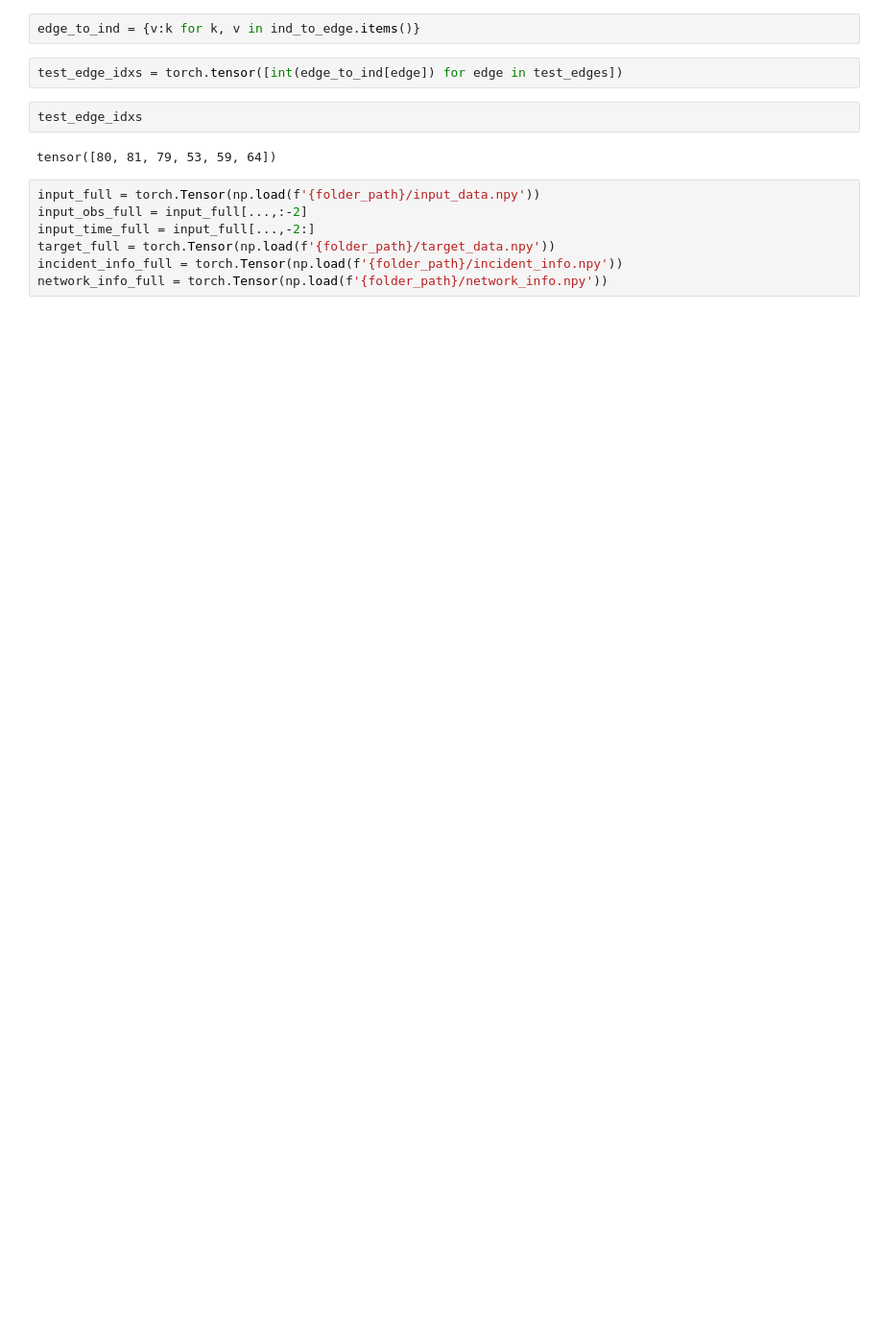
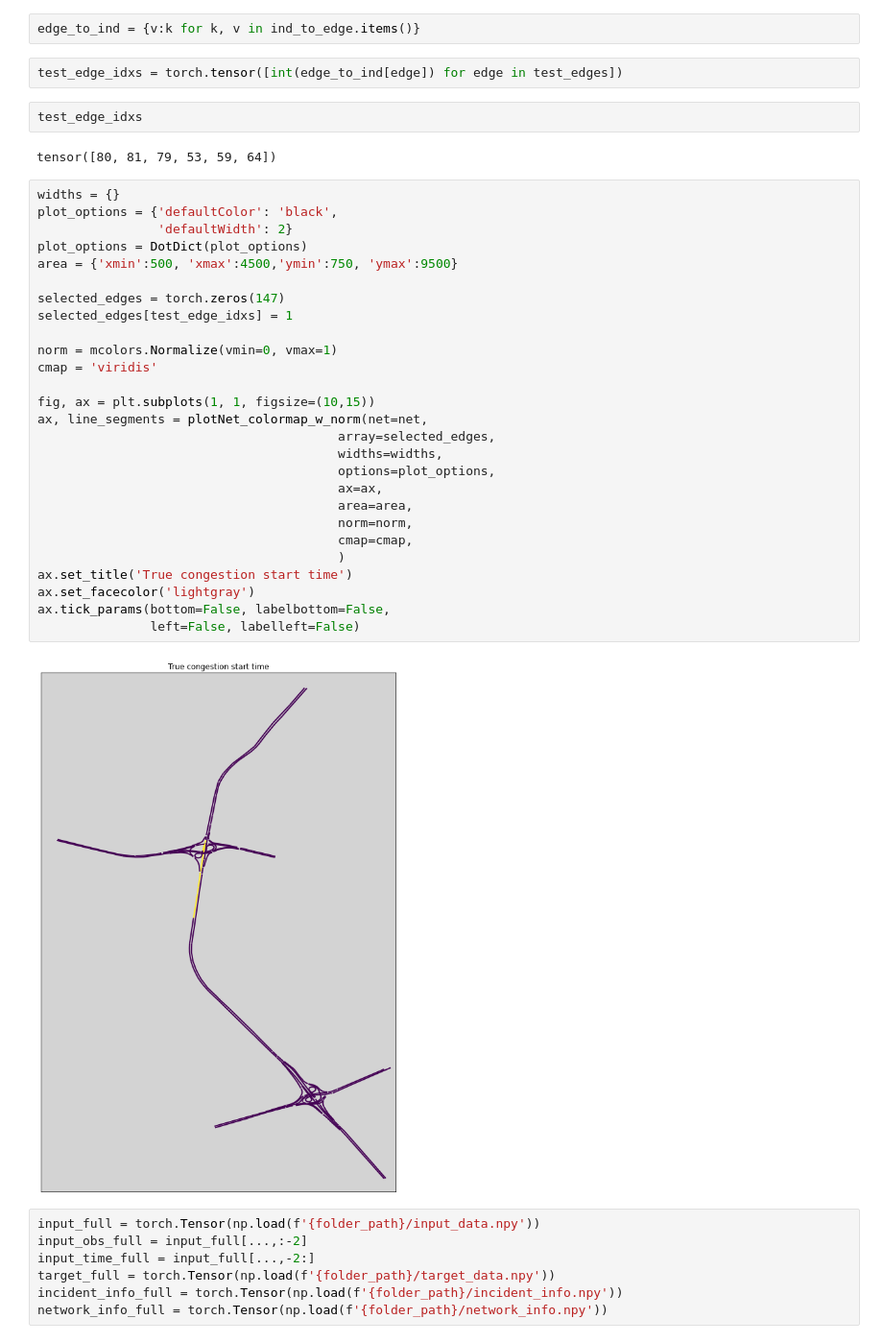
Before and after one commit to MathiasNT/CongestionPropagationPrediction, a Jupyter notebook: notebooks/spatial_data_split.ipynb, the cells around one changed output. Shown at 96% size. Saved outputs shown, nothing was run; the diff lists cells and outputs as text; blank space fills up the shorter version.

```diff
--- a/notebooks/spatial_data_split.ipynb
+++ b/notebooks/spatial_data_split.ipynb
@@ -50,6 +66,35 @@ test_edge_idxs = torch.tensor([int(edge_to_ind[edge]) for edge in test_edges])
 test_edge_idxs
 # %% [output]
 tensor([80, 81, 79, 53, 59, 64])
+# %%
+widths = {}
+plot_options = {'defaultColor': 'black',
+                'defaultWidth': 2}
+plot_options = DotDict(plot_options)
+area = {'xmin':500, 'xmax':4500,'ymin':750, 'ymax':9500}
+
+selected_edges = torch.zeros(147)
+selected_edges[test_edge_idxs] = 1
+
+norm = mcolors.Normalize(vmin=0, vmax=1)
+cmap = 'viridis'
+
+fig, ax = plt.subplots(1, 1, figsize=(10,15))
+ax, line_segments = plotNet_colormap_w_norm(net=net,
+                                        array=selected_edges,
+                                        widths=widths,
+                                        options=plot_options,
+                                        ax=ax,
+                                        area=area,
+                                        norm=norm,
+                                        cmap=cmap,
+                                        )
+ax.set_title('True congestion start time')
+ax.set_facecolor('lightgray')
+ax.tick_params(bottom=False, labelbottom=False,
+               left=False, labelleft=False)
+# %% [output]
+[figure, added]
 # %%
 input_full = torch.Tensor(np.load(f'{folder_path}/input_data.npy'))
 input_obs_full = input_full[...,:-2]
```
Also changed, not shown: parts of 21 cells of this notebook, 7 other files.
